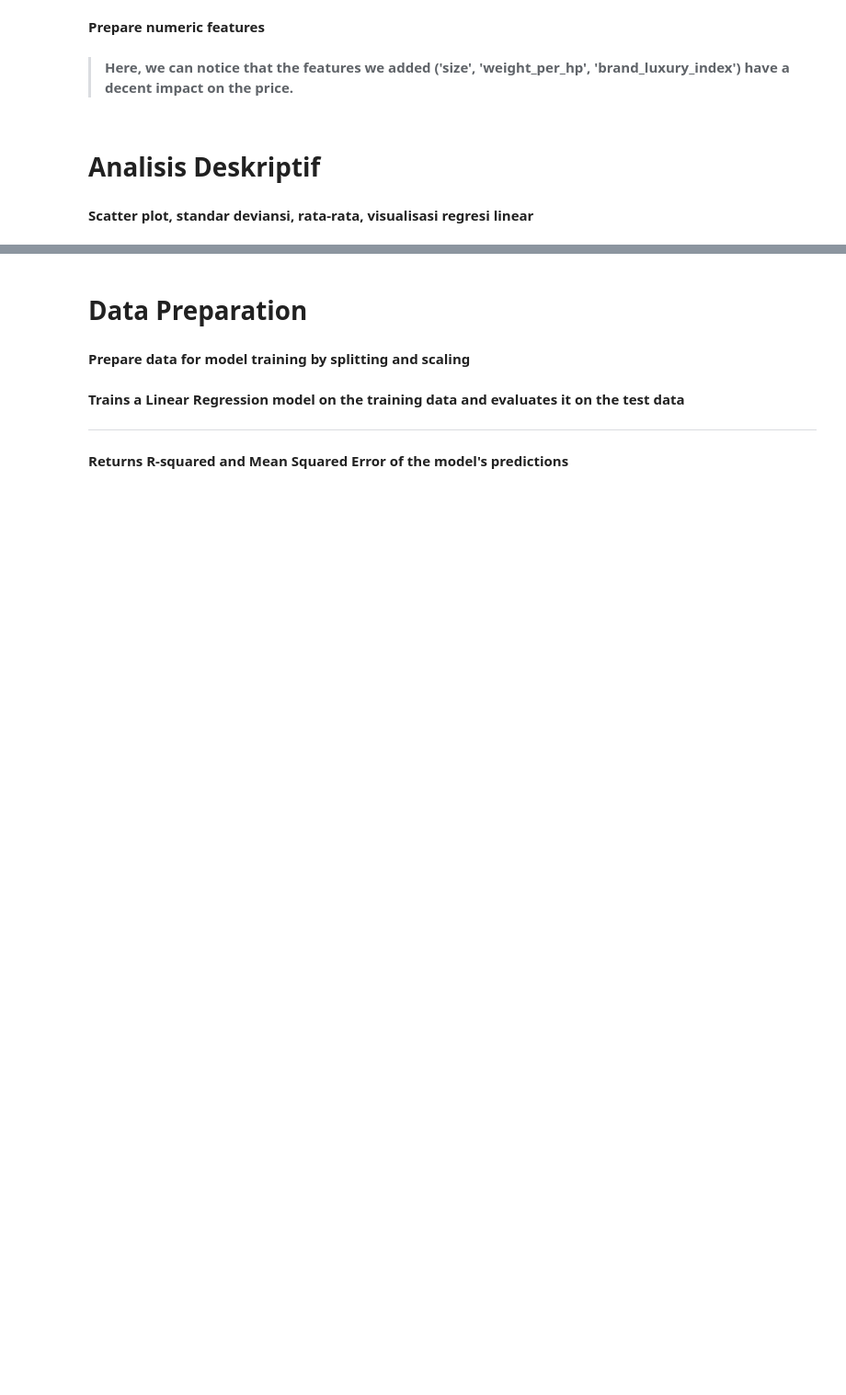
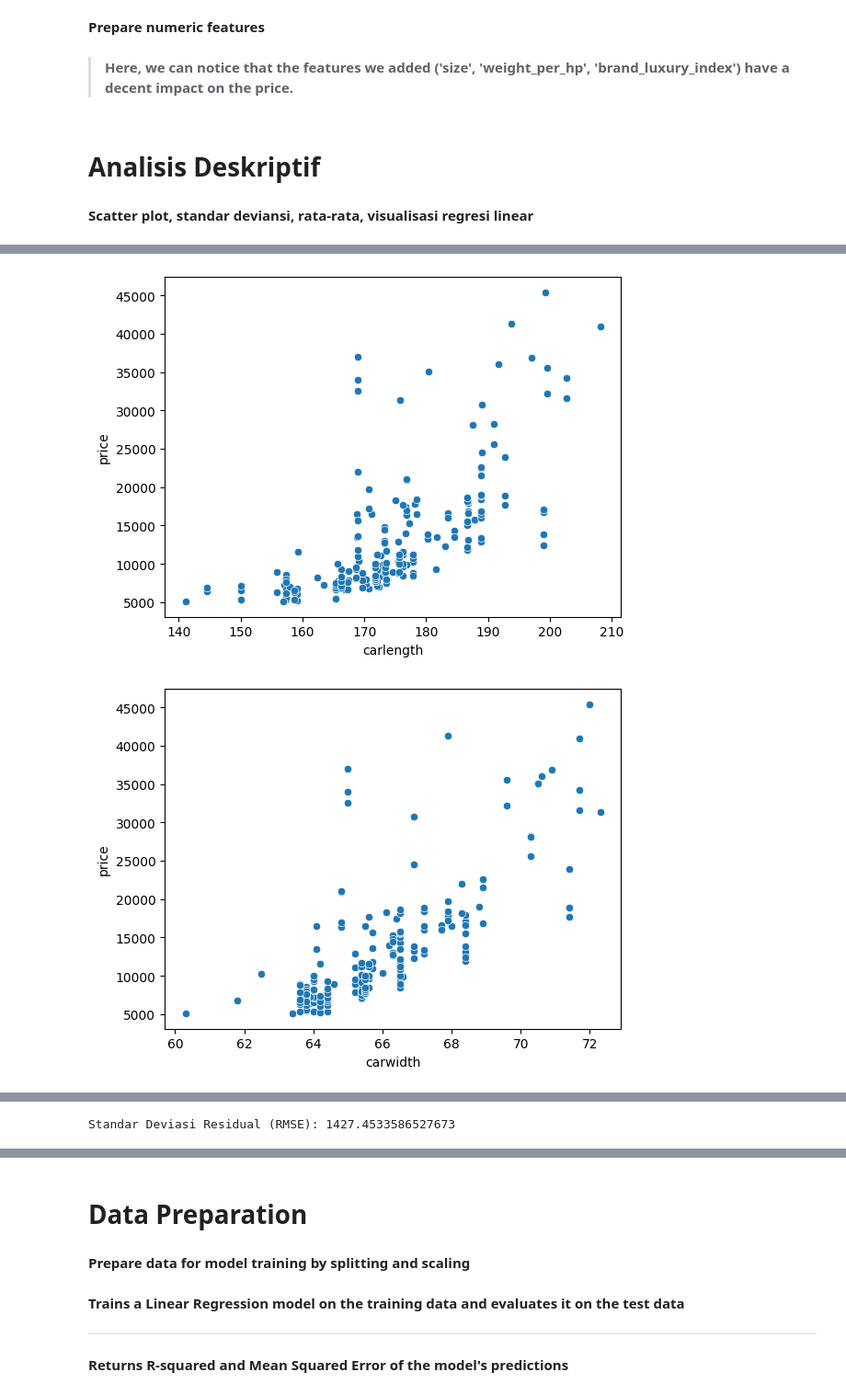
Before and after one commit to luminolous/fp-alin-car_price_linearRegression, a Jupyter notebook: car-price-prediction-95-accuracy-achieved.ipynb, the cells around one changed output, grey strips where cells are left out. Shown at 92% size. Saved outputs shown, nothing was run; the diff lists cells and outputs as text; code cells hidden in the pictures; blank space fills up the shorter version.

```diff
--- a/car-price-prediction-95-accuracy-achieved.ipynb
+++ b/car-price-prediction-95-accuracy-achieved.ipynb
@@ -217,3 +217,10 @@ fig.show()
 # Analisis Deskriptif
 # %% [markdown]
 **Scatter plot, standar deviansi, rata-rata, visualisasi regresi linear**
+# %%
+features = data_encoded.columns.drop('price')
+a = 0
+for i in features:
+    print(i)
+    a += 1
+print(a)
@@ -219,0 +245,11 @@ fig.show()
+# %%
+x = data_encoded[['carlength', 'carwidth', 'carheight']]
+y = data_encoded['price']
+# %%
+for i in x:
+    sns.scatterplot(data=data_encoded, x=i, y=y)
+    # plt.title(f'{i} vs {y}')
+    plt.show()
+# %% [output]
+[figure, added]
+[figure, added]
@@ -219,0 +257,13 @@ fig.show()
+# %%
+features = data_encoded.columns.drop('price')
+x = data_encoded[features]
+y = data_encoded['price']
+
+model = LinearRegression()
+model.fit(x, y)
+
+y_pred = model.predict(x)
+rmse = np.sqrt(mean_squared_error(y, y_pred))
+print('Standar Deviasi Residual (RMSE):', rmse)
+# %% [output]
+Standar Deviasi Residual (RMSE): 1427.4533586527673
```
Also changed, not shown: parts of 7 cells of this notebook.
